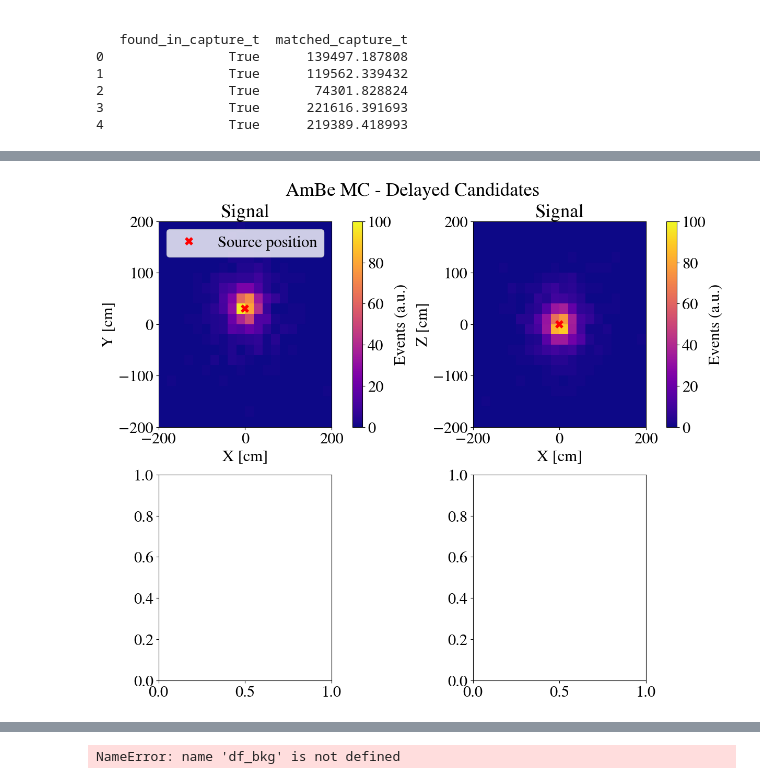
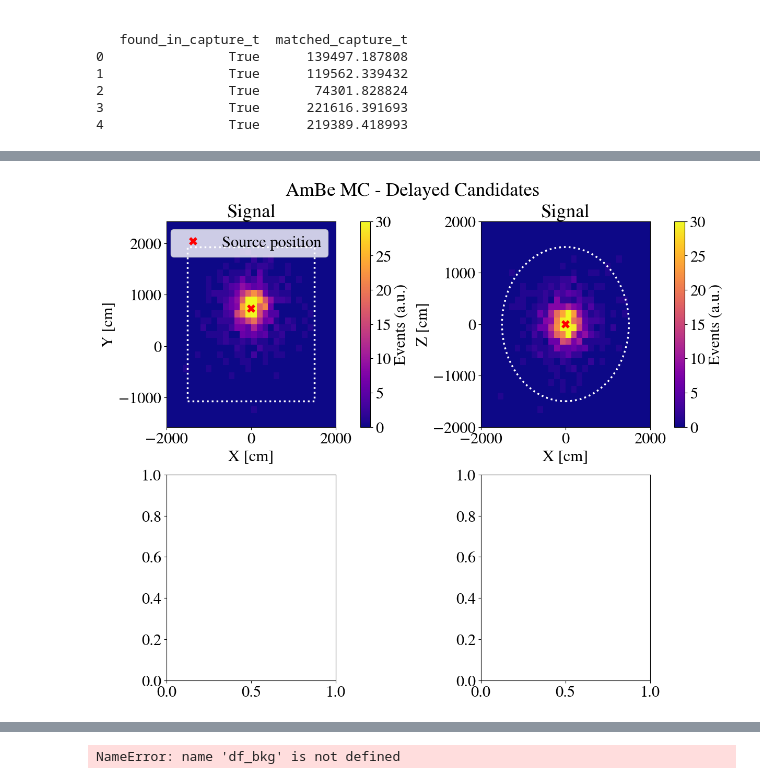
Before and after one commit to halmamol/ACES, a Jupyter notebook: jupyter_nb/CandidateEvents_MC.ipynb, the cells around one changed output, grey strips where cells are left out. Drawn from its saved outputs; the diff is of its cells as text; code cells hidden in the pictures.

```diff
--- a/jupyter_nb/CandidateEvents_MC.ipynb
+++ b/jupyter_nb/CandidateEvents_MC.ipynb
@@ -119,7 +127,7 @@ df_gamma = pd.read_csv(sig_gamma_file)
 # %%
 #df = df[df.delayed_nhits > 12]
 df = (df.loc[df.groupby(["event_number", "prompt_time"])["DeltaR"].idxmin()].reset_index(drop=True))
-df = df[(df.delayed_x < 200) & (df.delayed_x > -200) & (df.delayed_y < 200) & (df.delayed_y > -200) & (df.delayed_z < 200) & (df.delayed_z > -200)]
+df = df[(df.delayed_x < 2000) & (df.delayed_x > -2000) & (df.delayed_y < 2000) & (df.delayed_y > -2000) & (df.delayed_z < 2000) & (df.delayed_z > -2000)]
 # %%
 df
 # %% [output]
@@ -139,6 +147,6 @@ df
 # %%
 input_path = '/data/halmazan/WCTE/MC/'
-file = 'wcte_ambe_mc_digidata_NEW_0.root'
+file = f'wcte_ambe_mc_digidata_{sig_run}.root'
 
 path = os.path.join(input_path, file)
 
@@ -1734,47 +1743,81 @@ def clean(arr):
 
 sx, sy, sz = [clean(df[c].to_numpy()) for c in cols]
 
-n_bins = 20
+n_bins = 30
 
 global_min = 0
-global_max = 100
+global_max = 30
 
 # Shared bin ranges for consistency
-xmin, xmax = -200, 200
-ymin, ymax = -200, 200
-zmin, zmax = -200, 200
+xmin, xmax = -2000, 2000
+ymin, ymax = -2000+424.725, 2000+424.725
+zmin, zmax = -2000, 2000
 xbins = np.linspace(xmin, xmax, n_bins+1)
 ybins = np.linspace(ymin, ymax, n_bins+1)
 zbins = np.linspace(zmin, zmax, n_bins+1)
 
 fig, axes = plt.subplots(2, 2, figsize=(12, 10), constrained_layout=True)
+
+
+# --------------------------
+# Shape parameters
+# --------------------------
+# Rectangle for XY
+rect_xmin, rect_xmax = -1500, 1500
+rect_ymin, rect_ymax = -1500+424.725, 1500+424.725
+
+# Circle for XZ
+circle_center = (0, 0)   # (x, z)
+circle_radius = 1500
+
+shape_style = dict(
+    fill=False,
+    edgecolor="white",
+    linestyle=":",
+    linewidth=2.5
+)
 
 # SIGNAL: X vs Y
 h_sig_xy, xedges, yedges, img_sig_xy = axes[0,0].hist2d(
     sx, sy, bins=[xbins, ybins], weights=np.full(sx.shape, alpha),
     cmap='plasma', vmin=global_min, vmax=global_max
 )
 axes[0,0].plot(source_pos["prompt_x"], source_pos["prompt_y"], 'rx', ms=8, mew=4, label='Source position')
 axes[0,0].set_xlabel(labels[0]); axes[0,0].set_ylabel(labels[1])
 axes[0,0].set_title("Signal")
 axes[0,0].legend()
 fig.colorbar(img_sig_xy, ax=axes[0,0], label="Events (a.u.)")
 
+# Add rectangle on XY
+rect_xy = patches.Rectangle(
+    (rect_xmin, rect_ymin),
+    rect_xmax - rect_xmin,
+    rect_ymax - rect_ymin,
+    **shape_style
+)
+axes[0,0].add_patch(rect_xy)
+
 # SIGNAL: X vs Z
 h_sig_xz, xedges, zedges, img_sig_xz = axes[0,1].hist2d(
     sx, sz, bins=[xbins, zbins], weights=np.full(sx.shape, alpha),
     cmap='plasma', vmin=global_min, vmax=global_max
 )
 axes[0,1].plot(source_pos["prompt_x"], source_pos["prompt_z"], 'rx', ms=8, mew=4, label='Source position')
 axes[0,1].set_xlabel(labels[0]); axes[0,1].set_ylabel(labels[2])
 axes[0,1].set_title("Signal")
 #axes[0,1].legend()
 fig.colorbar(img_sig_xz, ax=axes[0,1], label="Events (a.u.)")
 
+# Add circle on XZ
+circle_xz = patches.Circle(
+    circle_center, circle_radius, **shape_style
+)
+axes[0,1].add_patch(circle_xz)
+
 fig.suptitle(f"AmBe MC - Delayed Candidates")
 plt.show()
 # %% [output]
-[figure, old version]
+[figure, new version]
 # %%
 cols = ["delayed_x", "delayed_y", "delayed_z"]
 labels = ["X [cm]", "Y [cm]", "Z [cm]"]
```
Also changed, not shown: parts of 59 cells of this notebook, 7 other files.
